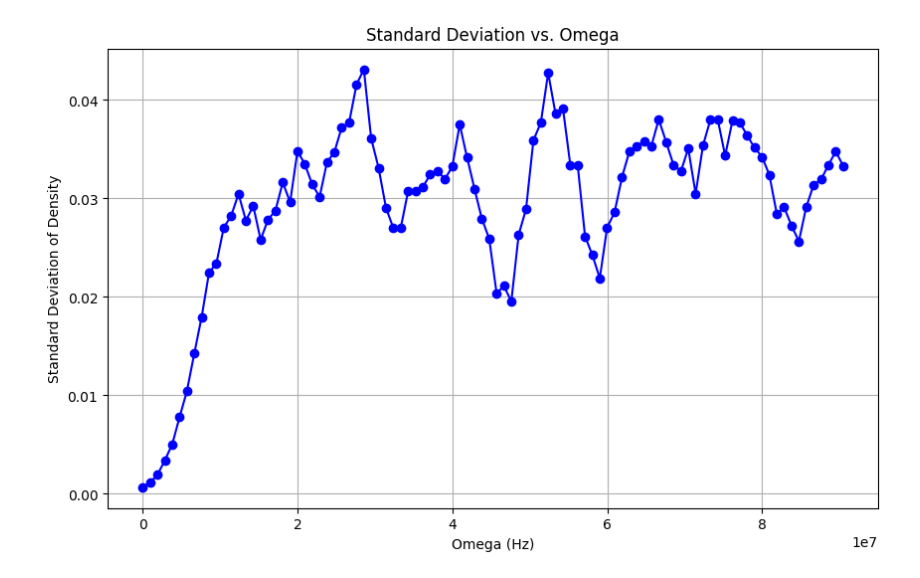
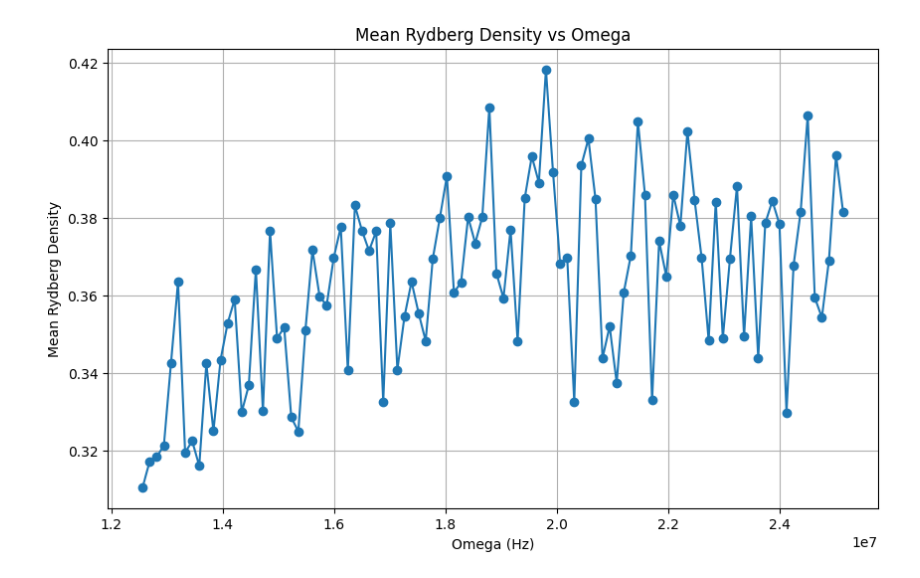
Before and after one commit to porkbellie/quantum-benchmark, a Jupyter notebook: MIS3.ipynb, the cells around one changed output. Saved outputs shown, nothing was run; the diff lists cells and outputs as text; code cells hidden in the pictures.

```diff
--- a/MIS3.ipynb
+++ b/MIS3.ipynb
@@ -250,28 +185,0 @@ plt.show()
-# %%
-# Std vs Omega
-Omega_values = np.linspace(0, 15 * 2 * np.pi * 1e6, 100)
-Delta_max = 11 * 2 * np.pi * 1e6
-
-std_densities_all_graphs = []
-
-for Omega_max in Omega_values:
-    densities = []
-    for _ in range(num_graphs):
-        atoms, graph = generate_unit_disk(atoms_l, atoms_w)
-        mean_density, _, _= loss_piecewise_linear(atoms, T_flat, T_max, T_rise, Omega_max, Delta_max)
-        densities.append(mean_density)
-
-    std_densities_all_graphs.append(np.std(densities))
-
-window_size = 5
-std_densities_smooth = np.convolve(std_densities_all_graphs, np.ones(window_size) / window_size, mode='valid')
-
-plt.figure(figsize=(10, 6))
-plt.plot(Omega_values[:len(std_densities_smooth)], std_densities_smooth, marker='o', linestyle='-', color='b')
-plt.xlabel('Omega (Hz)')
-plt.ylabel('Standard Deviation of Density')
-plt.title('Standard Deviation vs. Omega')
-plt.grid(True)
-plt.show()
-# %% [output]
-[figure, removed]
@@ -277,0 +230,10 @@ plt.show()
+# %%
+plt.figure(figsize=(10, 6))
+plt.plot(omega_vals, omega_densities, marker='o')
+plt.xlabel('Omega (Hz)')
+plt.ylabel('Mean Rydberg Density')
+plt.title('Mean Rydberg Density vs Omega')
+plt.grid(True)
+plt.show()
+# %% [output]
+[figure, added]
```
Also changed, not shown: parts of 15 cells of this notebook.
